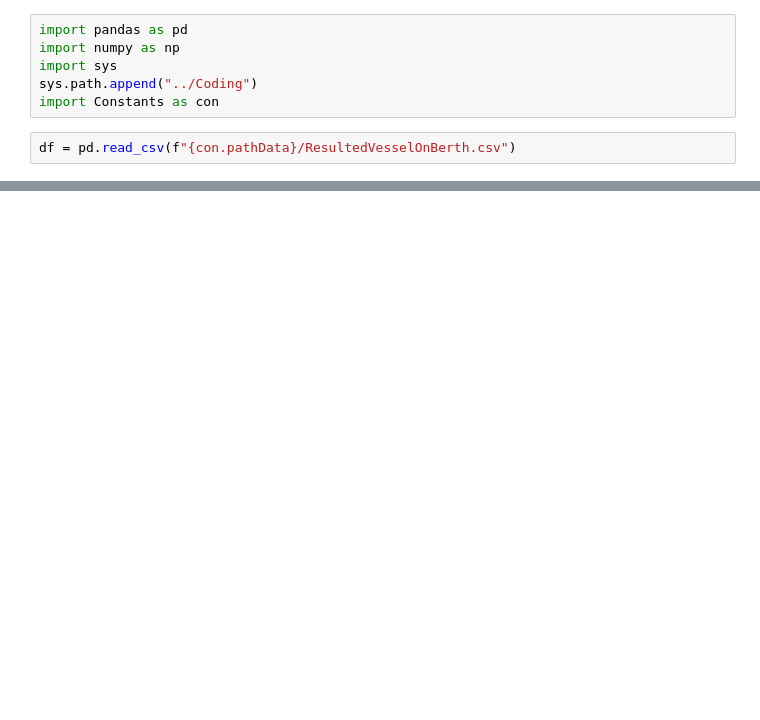
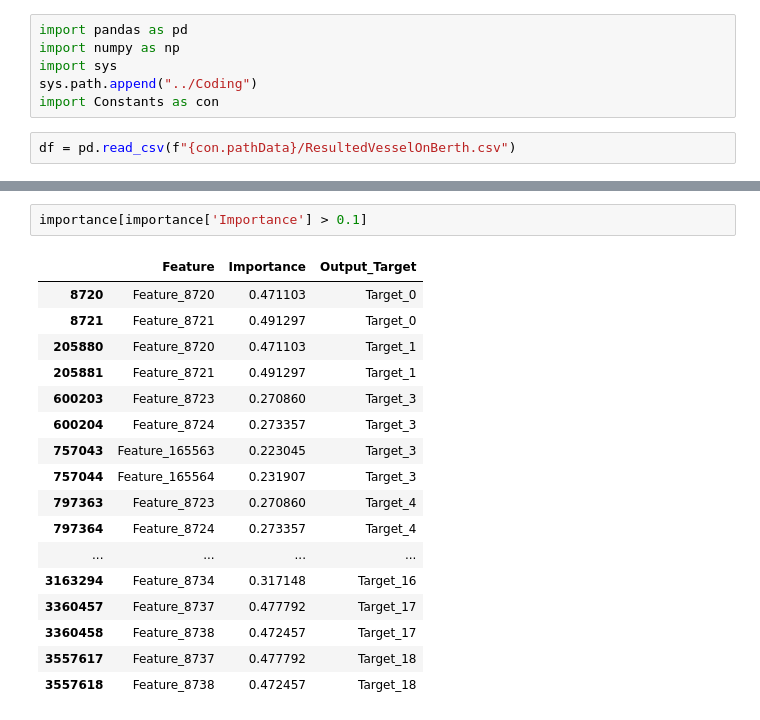
Before and after one commit to aristovnv/MIT_CTL_FLOW_2024, a Jupyter notebook: Modelling/ConstructingRoutes.ipynb, the cells around one changed output, grey strips where cells are left out. Drawn from its saved outputs; the diff is of its cells as text; blank space fills up the shorter version.

```diff
--- a/Modelling/ConstructingRoutes.ipynb
+++ b/Modelling/ConstructingRoutes.ipynb
@@ -68,0 +208,20 @@ df_pivot.to_csv(f"{con.pathData}/Routes2.csv")
+# %%
+importance[importance['Importance'] > 0.1]
+# %% [output]
+|  | Feature | Importance | Output_Target |
+| 8720 | Feature_8720 | 0.471103 | Target_0 |
+| 8721 | Feature_8721 | 0.491297 | Target_0 |
+| 205880 | Feature_8720 | 0.471103 | Target_1 |
+| 205881 | Feature_8721 | 0.491297 | Target_1 |
+| 600203 | Feature_8723 | 0.270860 | Target_3 |
+| 600204 | Feature_8724 | 0.273357 | Target_3 |
+| 757043 | Feature_165563 | 0.223045 | Target_3 |
+| 757044 | Feature_165564 | 0.231907 | Target_3 |
+| 797363 | Feature_8723 | 0.270860 | Target_4 |
+| 797364 | Feature_8724 | 0.273357 | Target_4 |
+| ... | ... | ... | ... |
+| 3163294 | Feature_8734 | 0.317148 | Target_16 |
+| 3360457 | Feature_8737 | 0.477792 | Target_17 |
+| 3360458 | Feature_8738 | 0.472457 | Target_17 |
+| 3557617 | Feature_8737 | 0.477792 | Target_18 |
+| 3557618 | Feature_8738 | 0.472457 | Target_18 |
```
Also changed, not shown: parts of 11 cells of this notebook, 7 other files.
